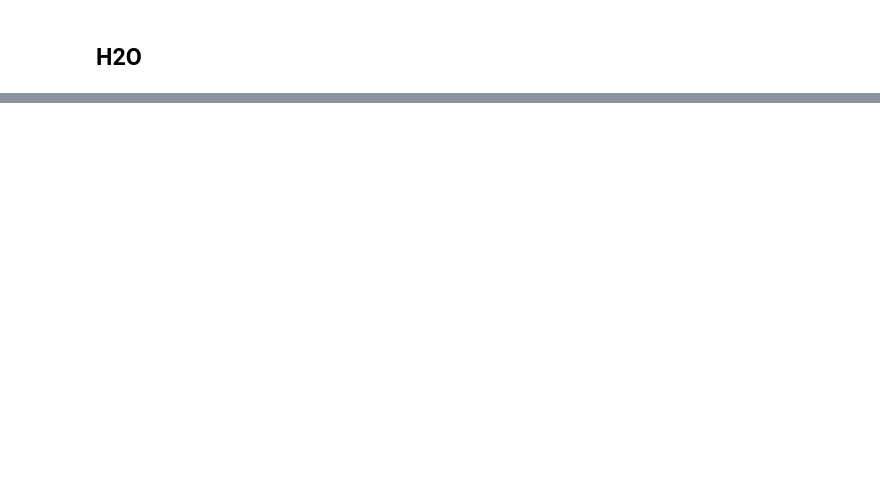
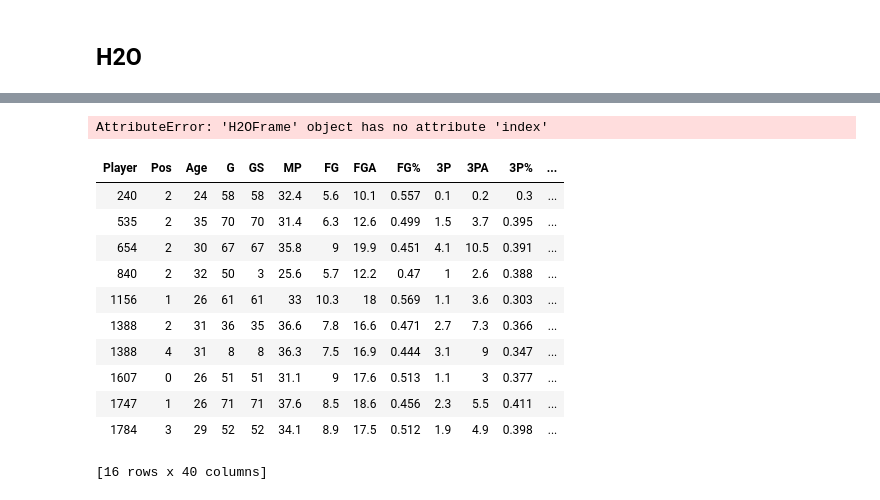
Before and after one commit to MartinErwan/ML_NBA_MVP_Prediction, a Jupyter notebook: PFE_Prediction.ipynb, the cells around one changed output, grey strips where cells are left out. Saved outputs shown, nothing was run; the diff lists cells and outputs as text; code cells hidden in the pictures; blank space fills up the shorter version.

```diff
--- a/PFE_Prediction.ipynb
+++ b/PFE_Prediction.ipynb
@@ -963,0 +734,19 @@ stackedensemble prediction progress: |██████████████
+# %%
+pred_to_df(preds,test,"Share")
+# %% [output]
+AttributeError: 'H2OFrame' object has no attribute 'index'
+# %%
+test[test["Share"]>0]
+# %% [output]
+| Player | Pos | Age | G | GS | MP | FG | FGA | FG% | 3P | 3PA | 3P% | ... |
+| 240 | 2 | 24 | 58 | 58 | 32.4 | 5.6 | 10.1 | 0.557 | 0.1 | 0.2 | 0.3 | ... |
+| 535 | 2 | 35 | 70 | 70 | 31.4 | 6.3 | 12.6 | 0.499 | 1.5 | 3.7 | 0.395 | ... |
+| 654 | 2 | 30 | 67 | 67 | 35.8 | 9 | 19.9 | 0.451 | 4.1 | 10.5 | 0.391 | ... |
+| 840 | 2 | 32 | 50 | 3 | 25.6 | 5.7 | 12.2 | 0.47 | 1 | 2.6 | 0.388 | ... |
+| 1156 | 1 | 26 | 61 | 61 | 33 | 10.3 | 18 | 0.569 | 1.1 | 3.6 | 0.303 | ... |
+| 1388 | 2 | 31 | 36 | 35 | 36.6 | 7.8 | 16.6 | 0.471 | 2.7 | 7.3 | 0.366 | ... |
+| 1388 | 4 | 31 | 8 | 8 | 36.3 | 7.5 | 16.9 | 0.444 | 3.1 | 9 | 0.347 | ... |
+| 1607 | 0 | 26 | 51 | 51 | 31.1 | 9 | 17.6 | 0.513 | 1.1 | 3 | 0.377 | ... |
+| 1747 | 1 | 26 | 71 | 71 | 37.6 | 8.5 | 18.6 | 0.456 | 2.3 | 5.5 | 0.411 | ... |
+| 1784 | 3 | 29 | 52 | 52 | 34.1 | 8.9 | 17.5 | 0.512 | 1.9 | 4.9 | 0.398 | ... |
+[16 rows x 40 columns]
```
Also changed, not shown: parts of 31 cells of this notebook.
